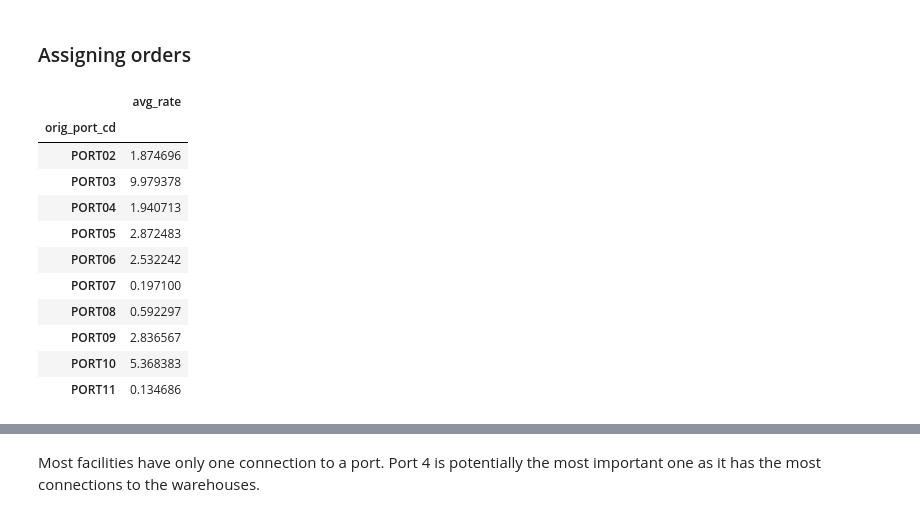
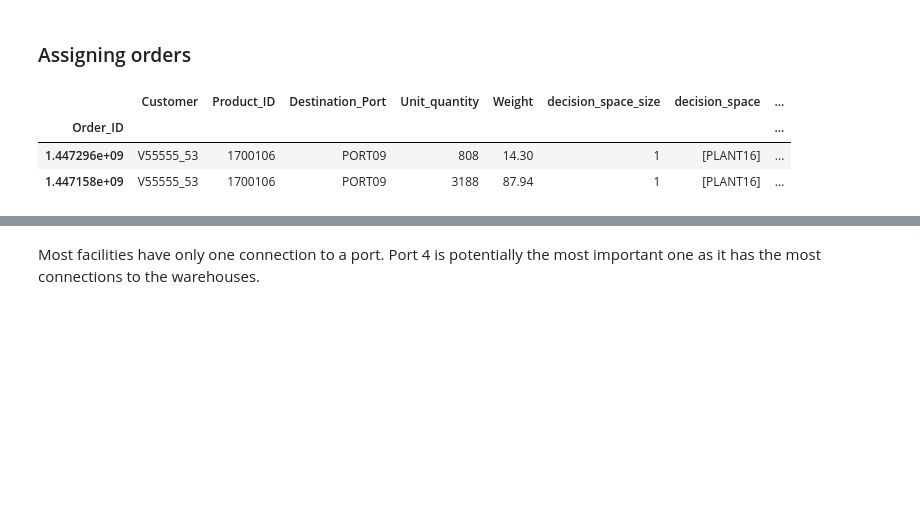
Before and after one commit to LaurinBrechter/Supply_Chain, a Jupyter notebook: SupplyChain/logistics_problem.ipynb, the cells around one changed output, grey strips where cells are left out. Cells and saved outputs as stored; diff of their text form; code cells hidden in the pictures; blank space fills up the shorter version.

```diff
--- a/SupplyChain/logistics_problem.ipynb
+++ b/SupplyChain/logistics_problem.ipynb
@@ -79,12 +79,6 @@ plt.show()
 # %%
 # get starting and ending points of the edges and add them to the graph
 layout = nx.bipartite_layout(plant_ports_graph, plant_ports["Plant_Code"])
-
-for i in layout:
-    if i.startswith("PLANT"):
-        layout[i][0] += 0.3
-    else:
-        layout[i][0] -= 0.3
 
 edge_x = []
 edge_y = []
@@ -216,4 +203,28 @@ We can see that for most orders, there is only one facility that can handle the
 order_new = order_new.loc[order_new.decision_space_size != 0]
 # %%
 # return the possible plants that can process the order.
-order_new["decision_space"] = np.array((map(lambda x: check_order(x, length=False), order_new.index)))
+order_new["decision_space_plants"] = np.array((map(lambda x: check_order(x, length=False), order_new.index)))
+# %%
+def min_cost(dec_space):
+
+    plant_port_cost = {}
+
+    wh = wh_cost.copy()
+    min_cost = np.inf
+
+    for plant in dec_space:
+        plant_port_cost[plant] = wh.loc[plant].iloc[0]
+        port_price, port = find_best_port(plant)
+        plant_port_cost[plant] += port_price
+
+        if plant_port_cost[plant] < min_cost:
+            min_cost = plant_port_cost[plant]
+            best_plant = plant
+            best_port = port
+            best_port_price = port_price
+
+
+
+    return min_cost, best_plant, best_port_price, best_port
+    # possible_plants = wh_cost.loc[dec_space]
+    # return possible_plants.loc[possible_plants["Cost/unit"] == min(possible_plants["Cost/unit"])]
@@ -220,2 +238,9 @@ order_new["decision_space"] = np.array((map(lambda x: check_order(x, length=Fals
+# %%
+order_new["decision"] = order_new["decision_space_plants"].apply(min_cost)
 # %%
-order_new.head(3)
+order_new.head(2)
+# %% [output]
+|  | Customer | Product_ID | Destination_Port | Unit_quantity | Weight | decision_space_size | decision_space | ... |
+| Order_ID |  |  |  |  |  |  |  | ... |
+| 1.447296e+09 | V55555_53 | 1700106 | PORT09 | 808 | 14.30 | 1 | [PLANT16] | ... |
+| 1.447158e+09 | V55555_53 | 1700106 | PORT09 | 3188 | 87.94 | 1 | [PLANT16] | ... |
@@ -232,15 +246,0 @@ ports_agg = freight_rates.groupby(["orig_port_cd"]).agg(avg_rate=("rate", np.mea
-# %%
-ports_agg
-# %% [output]
-|  | avg_rate |
-| orig_port_cd |  |
-| PORT02 | 1.874696 |
-| PORT03 | 9.979378 |
-| PORT04 | 1.940713 |
-| PORT05 | 2.872483 |
-| PORT06 | 2.532242 |
-| PORT07 | 0.197100 |
-| PORT08 | 0.592297 |
-| PORT09 | 2.836567 |
-| PORT10 | 5.368383 |
-| PORT11 | 0.134686 |
```
Also changed, not shown: parts of 24 cells of this notebook.
